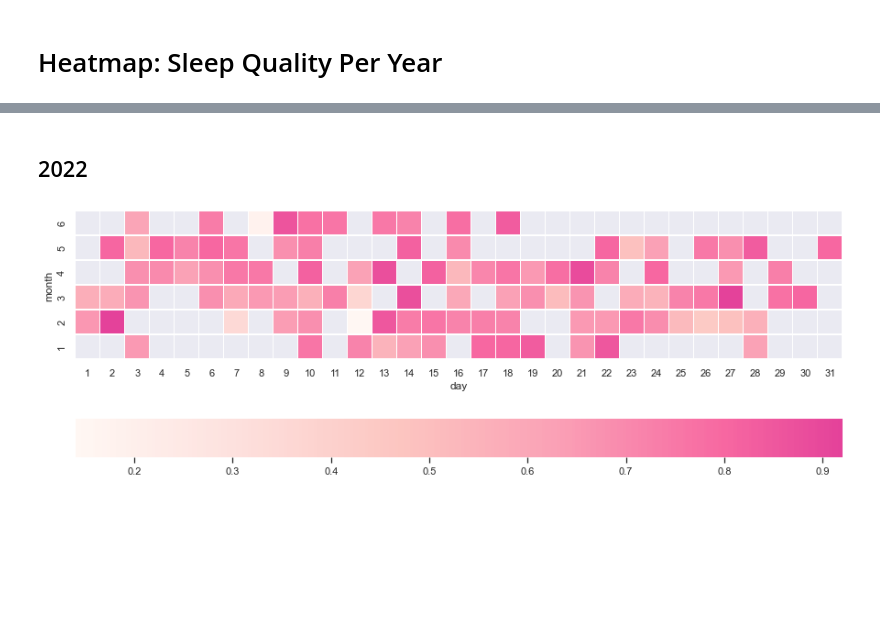
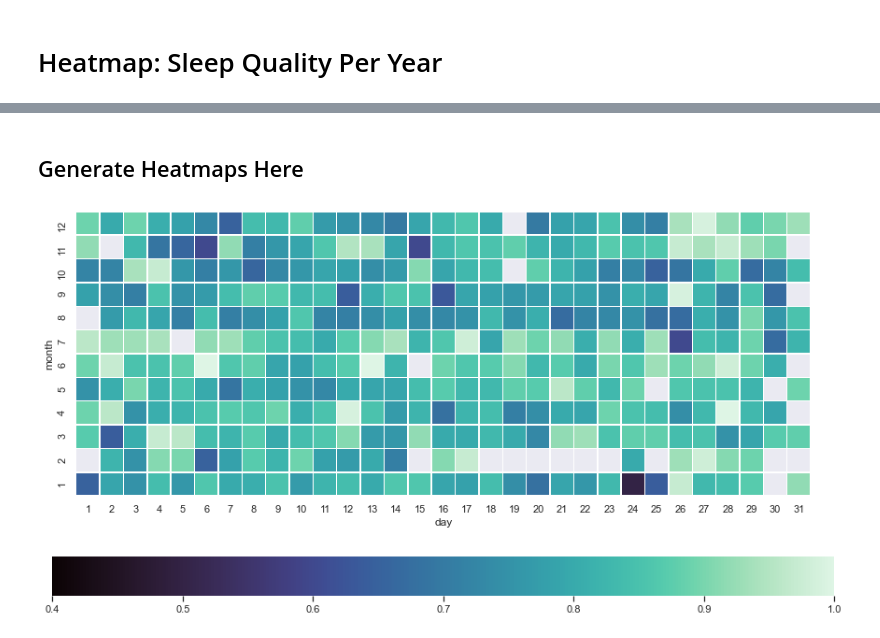
Before and after one commit to annegv/sleepvs, a Jupyter notebook: 0_sleep.ipynb, the cells around one changed output, grey strips where cells are left out. Cells and saved outputs as stored; diff of their text form; code cells hidden in the pictures; blank space fills up the shorter version.

Commit message:
function to make graph characteristics and generation uniform

```diff
--- a/0_sleep.ipynb
+++ b/0_sleep.ipynb
@@ -102,16 +62,24 @@ map21.invert_yaxis()
-# %% [markdown]
-## 2022
-# %%
-# 2022 SLEEP DATA
-
-target22 = find_naps(sleepqual22)
-indices22 = find_nap_indexes(sleepqual22, target22)
-sleepqual22rem = sleepqual22.drop(indices22)
-sleepqual22rem = sleepqual22rem.drop([792, 769])
-
-sleepqual22piv = sleepqual22rem.pivot("month", "day", "quality")
-map22 = sns.heatmap(sleepqual22piv, linewidths = .5, square = True, cbar_kws={"orientation": "horizontal"},
-                    cmap = "RdPu", center = .8)
-map22.invert_yaxis()
-# %% [output]
-[figure, removed]
+# %%
+def generate_heatmap(sleepqualyr, gradient, min_col, max_col):
+    targetyr = find_naps(sleepqualyr)
+    indicesyr = find_nap_indexes(sleepqualyr, targetyr)
+    sleepqualyr_rem = sleepqualyr.drop(indicesyr)
+
+    sleepqualyr_piv = sleepqualyr_rem.pivot("month", "day", "quality")
+    gradient = sns.color_palette("mako", as_cmap = True)
+    mapyr = sns.heatmap(sleepqualyr_piv, linewidths = .5, square = True, vmin = min_col, vmax = max_col,
+                        cmap = gradient, cbar_kws = {"orientation": "horizontal"})
+    mapyr.invert_yaxis()
+    mapyr
+# %% [markdown]
+## Generate Heatmaps Here
+# %%
+# set gradient color style
+
+gradient = sns.color_palette("mako", as_cmap = True)
+min_col = 0.4
+max_col = 1
+# %%
+generate_heatmap(sleepqual20, gradient, min_col, max_col)
+# %% [output]
+[figure, added]
```
Also changed, not shown: parts of 8 cells of this notebook.
